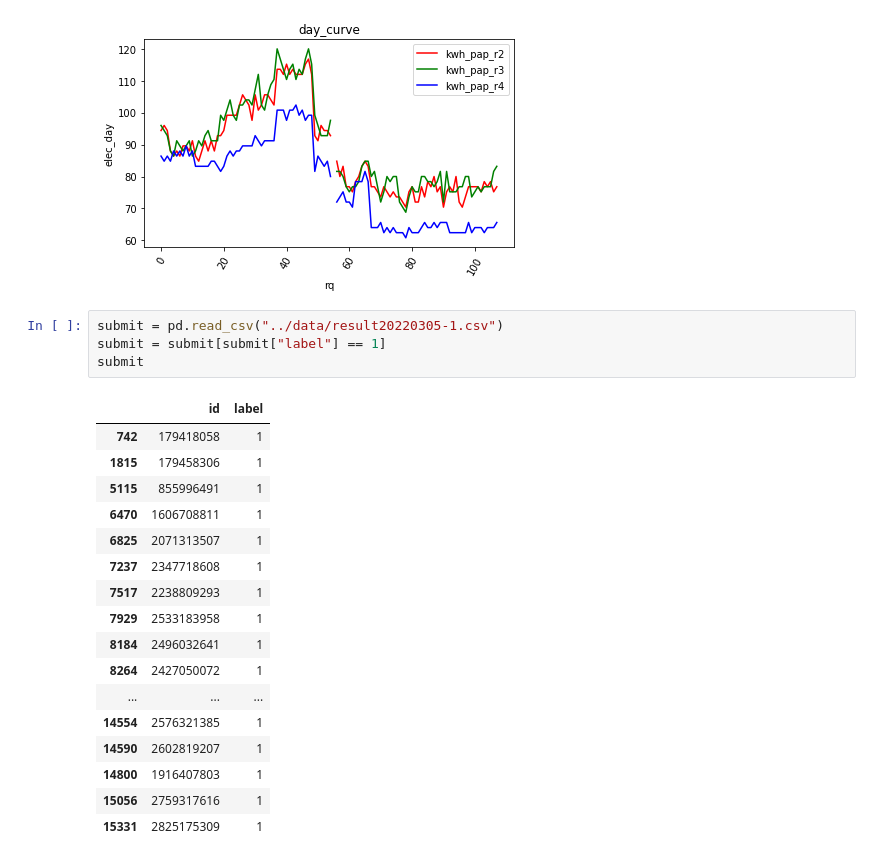
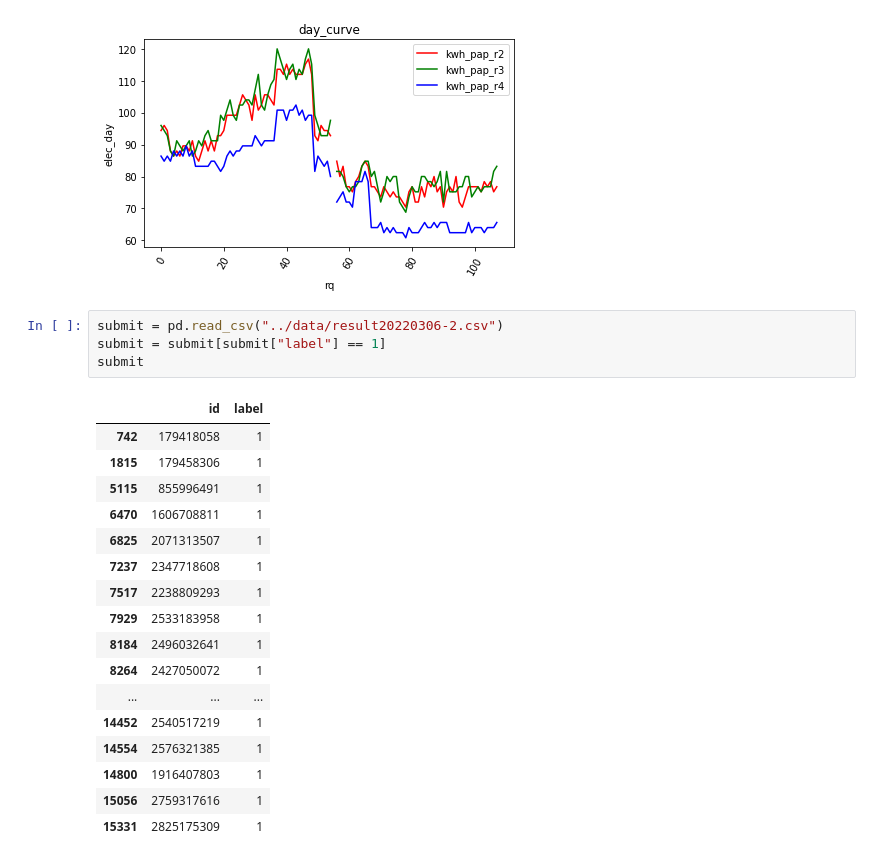
Before and after one commit to ZongXR/DCIC2022-Mining-Detection, a Jupyter notebook: notebooks/check_curve.ipynb, the cells around one changed output. Drawn from its saved outputs; the diff is of its cells as text.

```diff
--- a/notebooks/check_curve.ipynb
+++ b/notebooks/check_curve.ipynb
@@ -132,24 +132,24 @@ plt.show()
 # %% [output]
 [figure]
 # %%
-submit = pd.read_csv("../data/result20220305-1.csv")
+submit = pd.read_csv("../data/result20220306-2.csv")
 submit = submit[submit["label"] == 1]
 submit
 # %% [output]
 |  | id | label |
 | 742 | 179418058 | 1 |
 | 1815 | 179458306 | 1 |
 | 5115 | 855996491 | 1 |
 | 6470 | 1606708811 | 1 |
 | 6825 | 2071313507 | 1 |
 | 7237 | 2347718608 | 1 |
 | 7517 | 2238809293 | 1 |
 | 7929 | 2533183958 | 1 |
 | 8184 | 2496032641 | 1 |
 | 8264 | 2427050072 | 1 |
 | ... | ... | ... |
+| 14452 | 2540517219 | 1 |
 | 14554 | 2576321385 | 1 |
-| 14590 | 2602819207 | 1 |
 | 14800 | 1916407803 | 1 |
 | 15056 | 2759317616 | 1 |
 | 15331 | 2825175309 | 1 |
```
Also changed, not shown: parts of 2 cells of this notebook, 3 other files.
